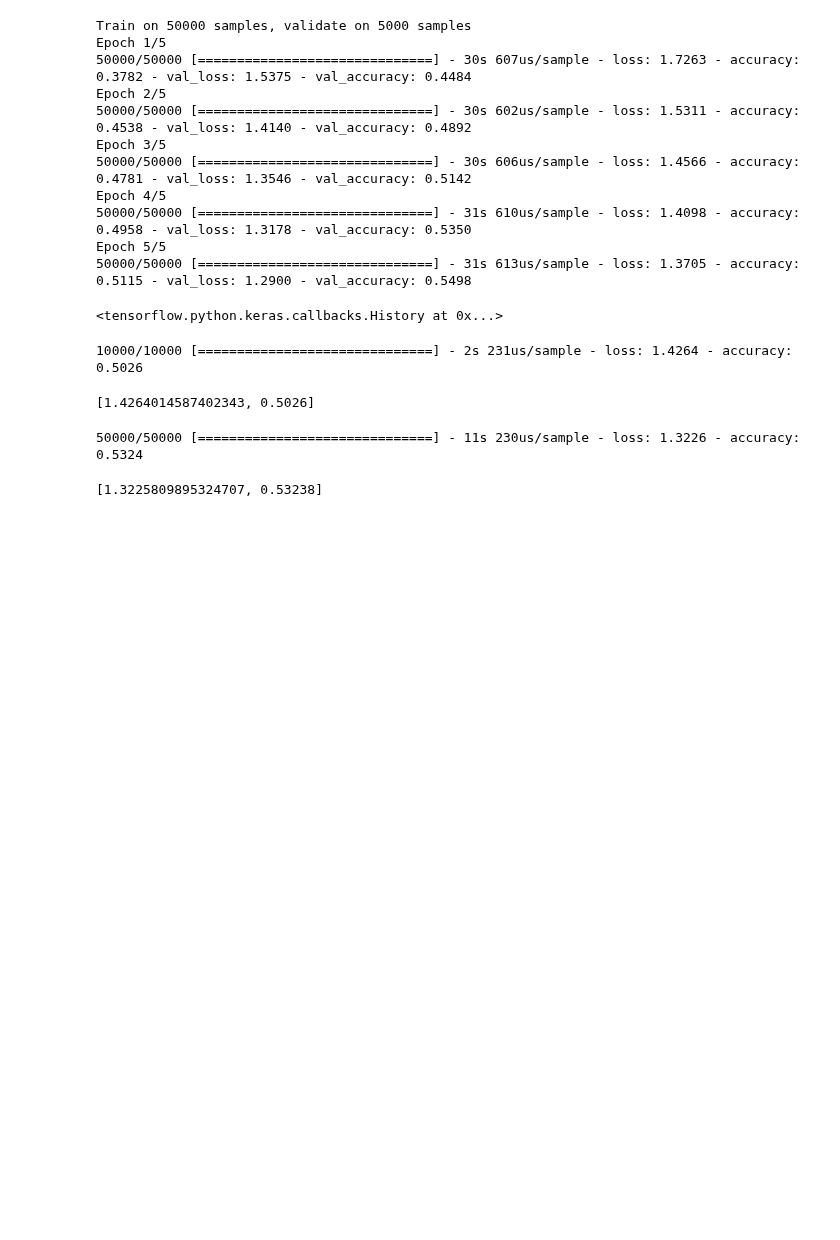
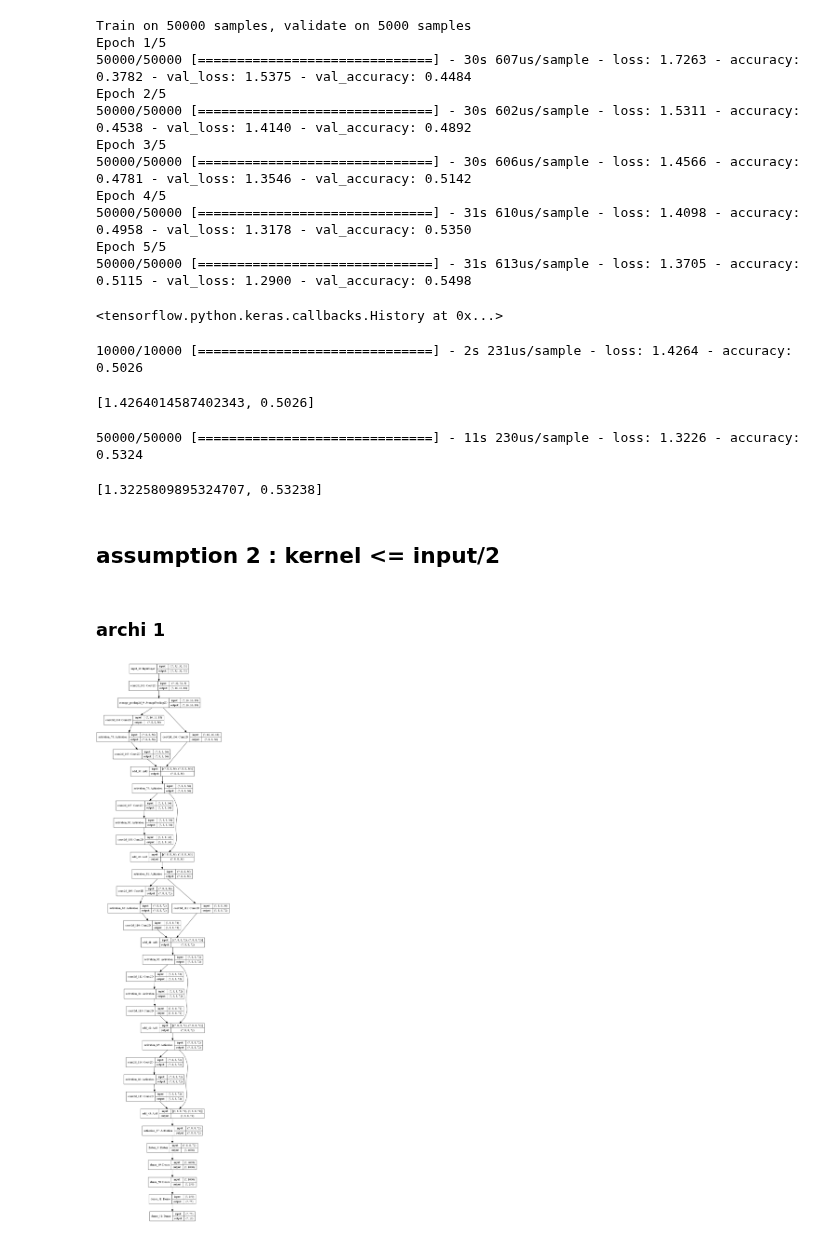
Before and after one commit to AntoineGr1/Memoire_code, a Jupyter notebook: Correction_resnet.ipynb, the cells around one changed output. Saved outputs shown, nothing was run; the diff lists cells and outputs as text; code cells hidden in the pictures; blank space fills up the shorter version.

```diff
--- a/Correction_resnet.ipynb
+++ b/Correction_resnet.ipynb
@@ -161,3 +163,33 @@ model.evaluate(train_x, train_y)
 # %% [output]
 50000/50000 [==============================] - 11s 230us/sample - loss: 1.3226 - accuracy: 0.5324
 [1.3225809895324707, 0.53238]
+# %% [markdown]
+## assumption 2 : kernel <= input/2
+# %% [markdown]
+### archi 1
+# %%
+def ResNet():
+    X_input = X = Input([32, 32, 3])
+    X = Conv2D(18, kernel_size=2, strides=2, activation='relu', padding='same')(X)
+    X = AveragePooling2D(pool_size=3, strides=1, padding='same')(X)
+    X = conv_block(X, 3, 36, 2)
+    X = id_block(X, 4, 36)
+    X = conv_block(X, 3, 72, 1)
+    X = id_block(X, 4, 72)
+    X = id_block(X, 7, 72)
+    model = Model(inputs=X_input, outputs=X)
+    return model
+# %%
+Input = ResNet()
+head_model = Input.output
+head_model = Flatten()(head_model)
+head_model = Dense(1000, activation='tanh')(head_model)
+head_model = Dense(250, activation='selu')(head_model)
+head_model = Dense(75, activation='tanh')(head_model)
+head_model = Dense(10, activation='softmax')(head_model)
+model = Model(inputs=Input.input, outputs=head_model)
+model.compile(optimizer='adam', loss=keras.losses.sparse_categorical_crossentropy, metrics=['accuracy'])
+# %%
+plot_model(model, show_shapes=True)
+# %% [output]
+[figure, added]
```
Also changed, not shown: parts of 13 cells of this notebook, 1 other file.
